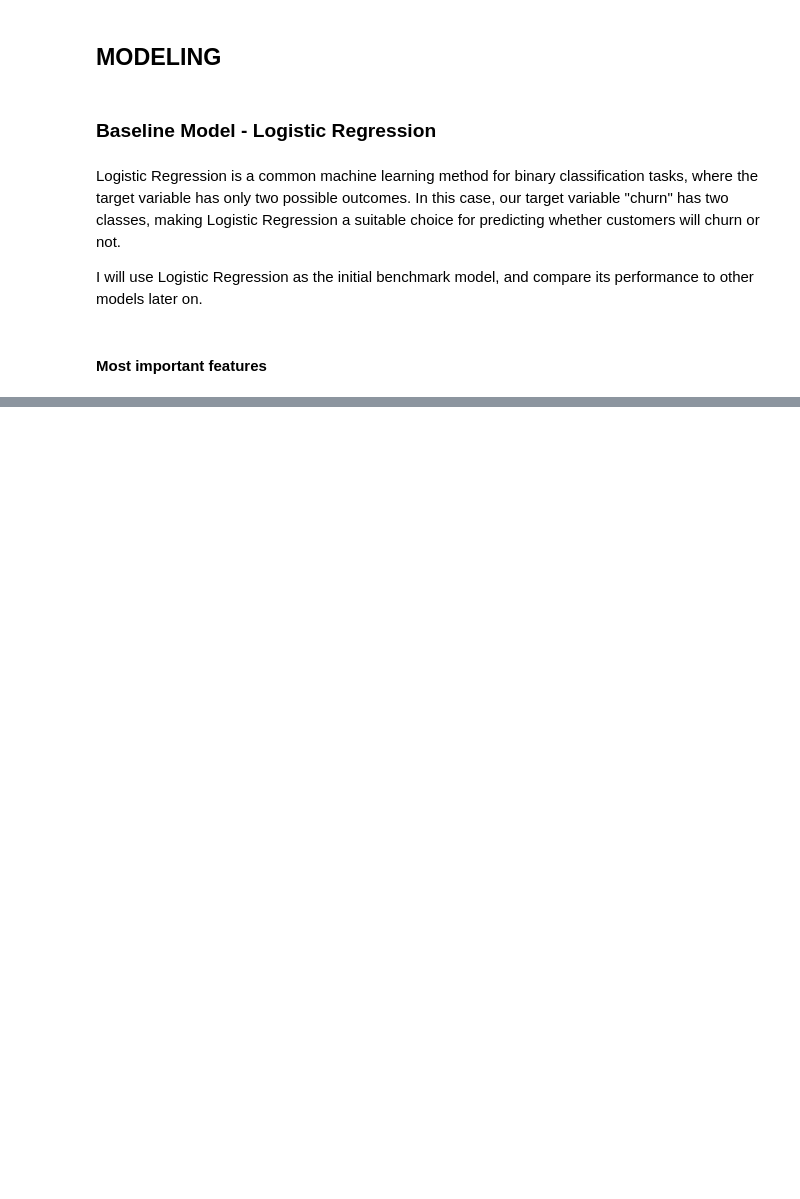
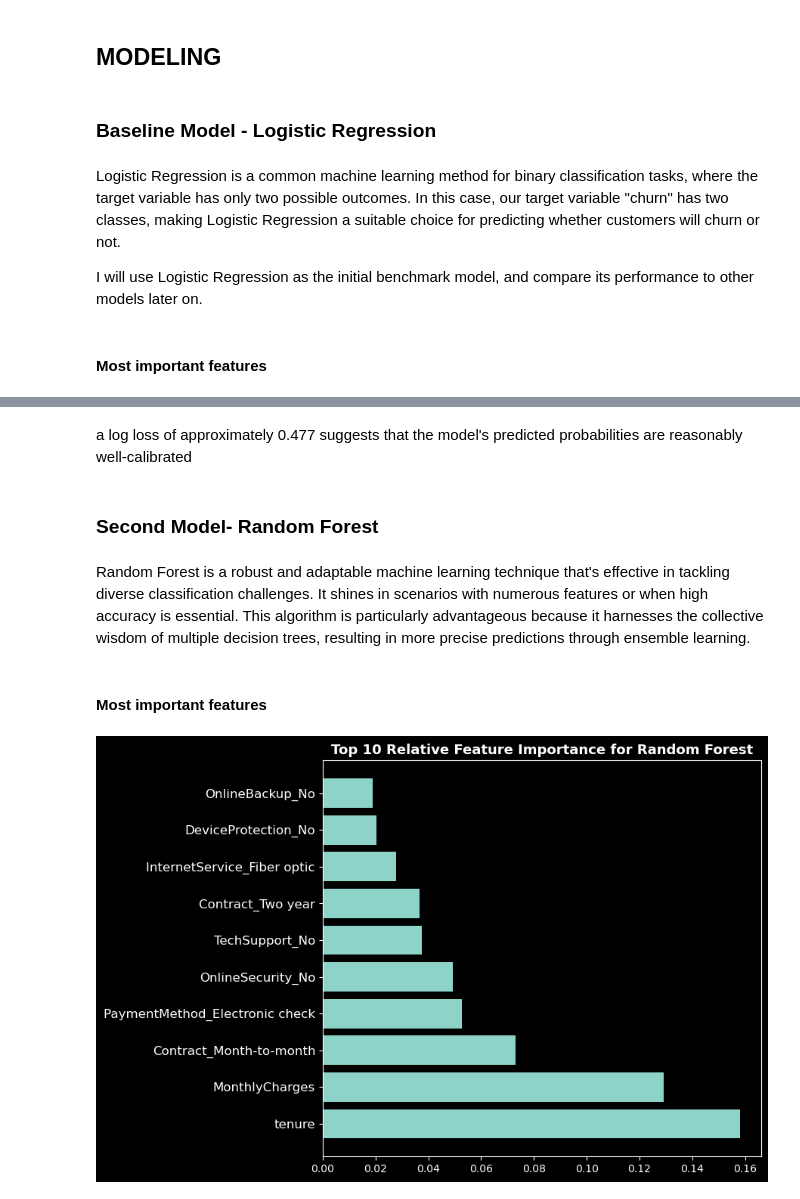
Before and after one commit to marwa9975/Telco_Customer_Churn_Analysis, a Jupyter notebook: notebook.ipynb, the cells around one changed output, grey strips where cells are left out. Saved outputs shown, nothing was run; the diff lists cells and outputs as text; code cells hidden in the pictures; blank space fills up the shorter version.

```diff
--- a/notebook.ipynb
+++ b/notebook.ipynb
@@ -742,0 +832,34 @@ def plot_top_feature_importance(feature_importance, feature_names, top_n=10, mod
+# %% [markdown]
+a log loss of approximately 0.477 suggests that the model's predicted probabilities are reasonably well-calibrated
+# %% [markdown]
+### Second Model- Random Forest
+# %% [markdown]
+Random Forest is a robust and adaptable machine learning technique that's effective in tackling diverse classification challenges. It shines in scenarios with numerous features or when high accuracy is essential. This algorithm is particularly advantageous because it harnesses the collective wisdom of multiple decision trees, resulting in more precise predictions through ensemble learning.
+# %%
+# Instantiate the Random Forest model with desired hyperparameters
+random_forest = RandomForestClassifier(n_estimators=100, random_state=42)  # You can adjust 'n_estimators' as needed
+
+# Fit the Random Forest model to the resampled training data
+random_forest.fit(X_train_resampled, y_train_resampled)
+
+# Make predictions on the test data
+y_test_pred_rf = random_forest.predict(X_test)
+
+# Make predictions on the training data (for reference or evaluation)
+y_train_pred_rf = random_forest.predict(X_train_resampled)
+# %% [markdown]
+#### Most important features
+# %%
+# Calculate the feature importances for Random Forest
+feature_importance_rf = random_forest.feature_importances_
+
+# Select top 10 features
+sorted_idx_rf = np.argsort(feature_importance_rf)[::-1][:10]
+
+# Get the names of the features
+feature_names_rf = X_final.columns.tolist()
+
+# Plot feature importances for Random Forest
+plot_top_feature_importance(feature_importance_rf, feature_names_rf, top_n=10, model_name='Random Forest')
+# %% [output]
+[figure, added]
```
Also changed, not shown: parts of 32 cells of this notebook.
